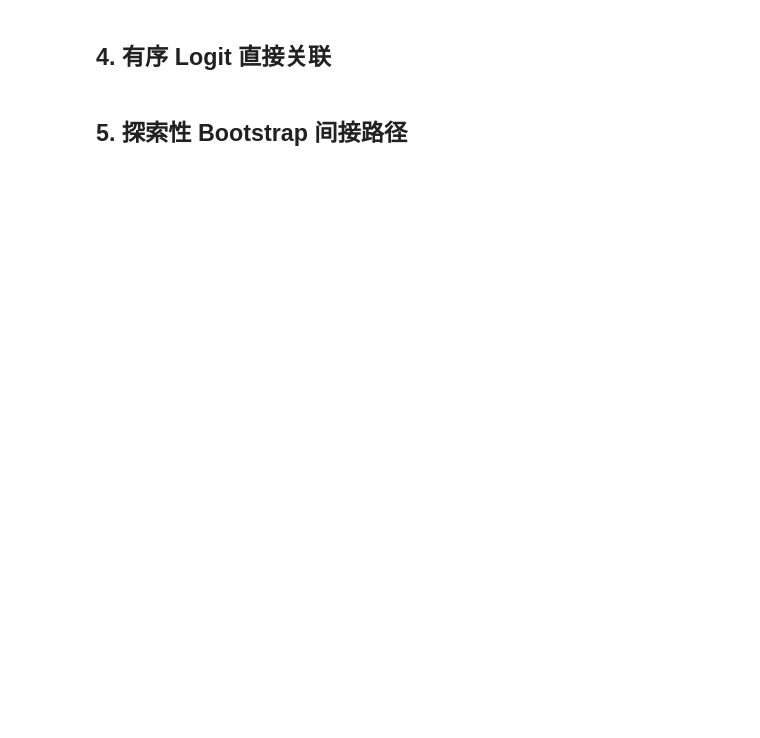
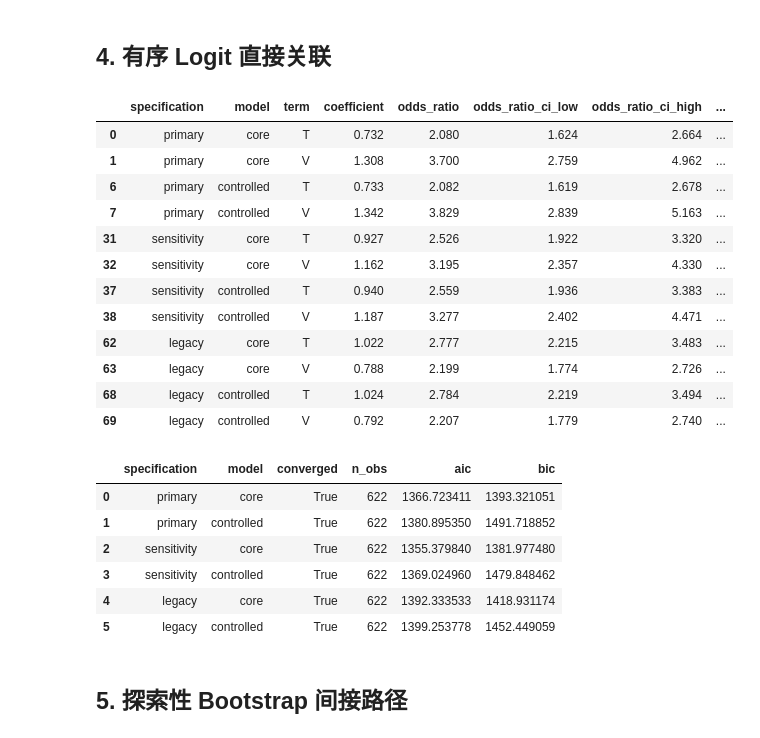
Before and after one commit to Yemyu/ev-purchase-intention, a Jupyter notebook: notebooks/01_ev_purchase_intention_zh.ipynb, the cells around one changed output. Drawn from its saved outputs; the diff is of its cells as text; code cells hidden in the pictures; blank space fills up the shorter version.

```diff
--- a/notebooks/01_ev_purchase_intention_zh.ipynb
+++ b/notebooks/01_ev_purchase_intention_zh.ipynb
@@ -33,7 +35,7 @@ from src.data_schema import audit_data, build_analysis_frame, load_raw_data, map
 DATA_PATH = Path(DEFAULT_DATA_PATH)
 # Set RUN_ID to a validated directory when publishing a fixed report.
 # None selects one complete local run and keeps every artifact in that same directory.
-RUN_ID = None
+RUN_ID = "run-20260921-190434"
 _required_artifacts = {
     "run_metadata.json", "audit.json", "ordered_logit_coefficients.csv",
     "mediation_paths.csv", "heterogeneity_results.csv", "ml_summary.csv",
@@ -55,6 +57,6 @@ else:
 if not RUN_DIR.is_dir():
     raise FileNotFoundError(f"Run directory does not exist: {RUN_DIR}")
 
-print(f"Project root: {PROJECT_ROOT}")
-print(f"Data file:    {DATA_PATH}")
+print("Project root: repository root")
+print("Data file:    data/raw/data.csv")
 print(f"Run selected: {RUN_DIR.name}")
@@ -118,29 +156,50 @@ display(pd.DataFrame(composite_rows))
 # %%
 coef = pd.read_csv(RUN_DIR / "ordered_logit_coefficients.csv")
 diag = json.loads((RUN_DIR / "ordered_logit_diagnostics.json").read_text(encoding="utf-8"))
 
 predictors = coef[(coef["term_type"] == "predictor") & coef["term"].isin(["T", "V"])].copy()
 predictors["odds_ratio_ci_low"] = np.exp(predictors["ci_low"])
 predictors["odds_ratio_ci_high"] = np.exp(predictors["ci_high"])
 show = predictors[["specification", "model", "term", "coefficient", "odds_ratio", "odds_ratio_ci_low", "odds_ratio_ci_high", "p_value", "n_obs"]].copy()
 display(show.style.format({
     "coefficient": "{:.3f}", "odds_ratio": "{:.3f}",
     "odds_ratio_ci_low": "{:.3f}", "odds_ratio_ci_high": "{:.3f}",
     "p_value": "{:.3g}",
 }))
 
 convergence = []
 for spec, models in diag.items():
     for model_name, item in models.items():
         convergence.append({
             "specification": spec,
             "model": model_name,
             "converged": item.get("converged"),
-            "n_obs": item.get("n_obs"),
+            "n_obs": int(coef[(coef["specification"] == spec) & (coef["model"] == model_name)]["n_obs"].iloc[0]),
             "aic": item.get("aic"),
             "bic": item.get("bic"),
         })
 display(pd.DataFrame(convergence))
+# %% [output]
+|  | specification | model | term | coefficient | odds_ratio | odds_ratio_ci_low | odds_ratio_ci_high | ... |
+| 0 | primary | core | T | 0.732 | 2.080 | 1.624 | 2.664 | ... |
+| 1 | primary | core | V | 1.308 | 3.700 | 2.759 | 4.962 | ... |
+| 6 | primary | controlled | T | 0.733 | 2.082 | 1.619 | 2.678 | ... |
+| 7 | primary | controlled | V | 1.342 | 3.829 | 2.839 | 5.163 | ... |
+| 31 | sensitivity | core | T | 0.927 | 2.526 | 1.922 | 3.320 | ... |
+| 32 | sensitivity | core | V | 1.162 | 3.195 | 2.357 | 4.330 | ... |
+| 37 | sensitivity | controlled | T | 0.940 | 2.559 | 1.936 | 3.383 | ... |
+| 38 | sensitivity | controlled | V | 1.187 | 3.277 | 2.402 | 4.471 | ... |
+| 62 | legacy | core | T | 1.022 | 2.777 | 2.215 | 3.483 | ... |
+| 63 | legacy | core | V | 0.788 | 2.199 | 1.774 | 2.726 | ... |
+| 68 | legacy | controlled | T | 1.024 | 2.784 | 2.219 | 3.494 | ... |
+| 69 | legacy | controlled | V | 0.792 | 2.207 | 1.779 | 2.740 | ... |
+|  | specification | model | converged | n_obs | aic | bic |
+| 0 | primary | core | True | 622 | 1366.723411 | 1393.321051 |
+| 1 | primary | controlled | True | 622 | 1380.895350 | 1491.718852 |
+| 2 | sensitivity | core | True | 622 | 1355.379840 | 1381.977480 |
+| 3 | sensitivity | controlled | True | 622 | 1369.024960 | 1479.848462 |
+| 4 | legacy | core | True | 622 | 1392.333533 | 1418.931174 |
+| 5 | legacy | controlled | True | 622 | 1399.253778 | 1452.449059 |
 # %% [markdown]
 ## 5. 探索性 Bootstrap 间接路径
 # %%
```
Also changed, not shown: parts of 8 cells of this notebook, 10 other files.
